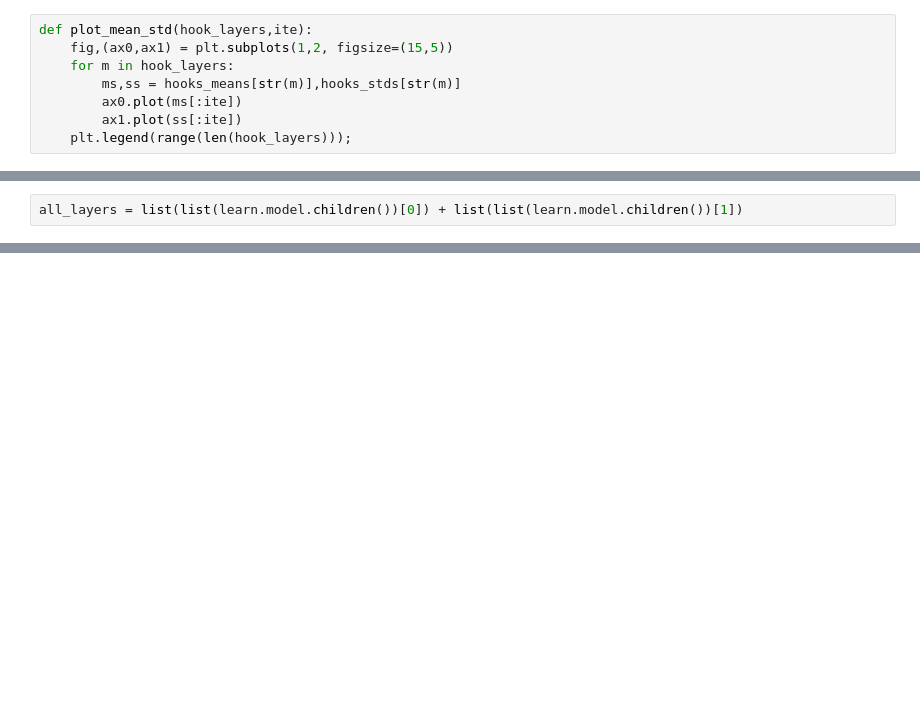
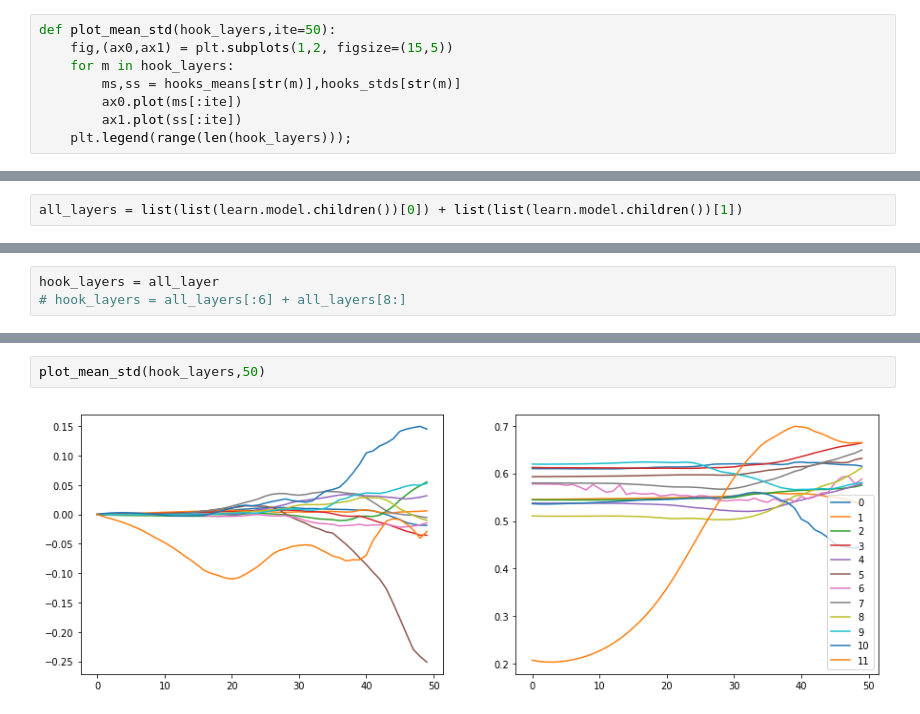
Before and after one commit to anhquan0412/fastai_v3p1, a Jupyter notebook: auto_encoder/conv_autoencoder.ipynb, the cells around one changed output, grey strips where cells are left out. Cells and saved outputs as stored; diff of their text form; blank space fills up the shorter version.

```diff
--- a/auto_encoder/conv_autoencoder.ipynb
+++ b/auto_encoder/conv_autoencoder.ipynb
@@ -106,7 +97,7 @@ def append_stats(mod, inp, outp):
         hooks_stds[str(mod)].append(outp.data.std().cpu())
         hooks_hists[str(mod)].append(outp.data.cpu().histc(40,-7,7))
 # %%
-def plot_mean_std(hook_layers,ite):
+def plot_mean_std(hook_layers,ite=50):
     fig,(ax0,ax1) = plt.subplots(1,2, figsize=(15,5))
     for m in hook_layers:
         ms,ss = hooks_means[str(m)],hooks_stds[str(m)]
@@ -276,0 +307,3 @@ init_layers(all_layers)
+# %%
+hook_layers = all_layer
+# hook_layers = all_layers[:6] + all_layers[8:]
@@ -276,0 +320,4 @@ init_layers(all_layers)
+# %%
+plot_mean_std(hook_layers,50)
+# %% [output]
+[figure, added]
```
Also changed, not shown: parts of 48 cells of this notebook.
